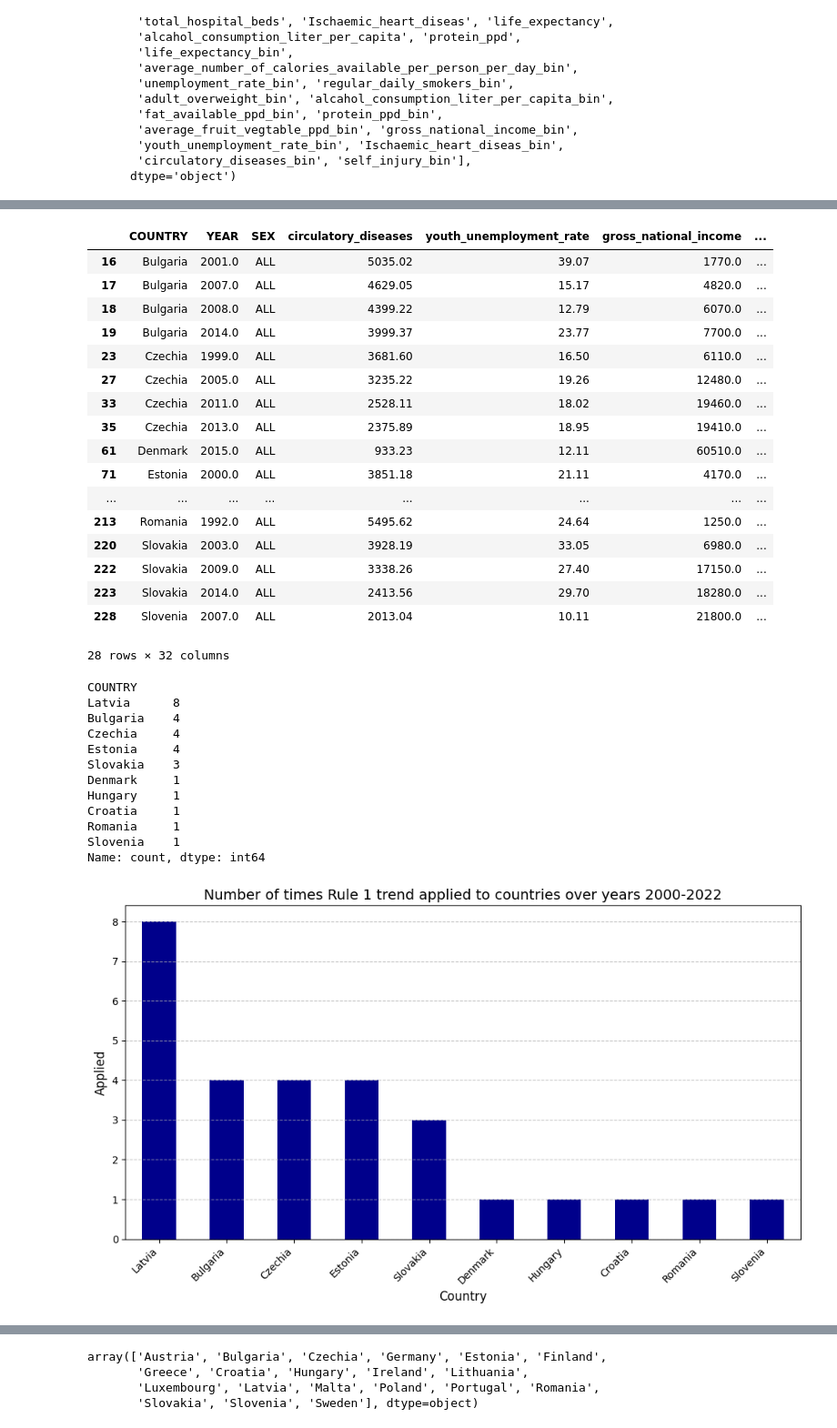
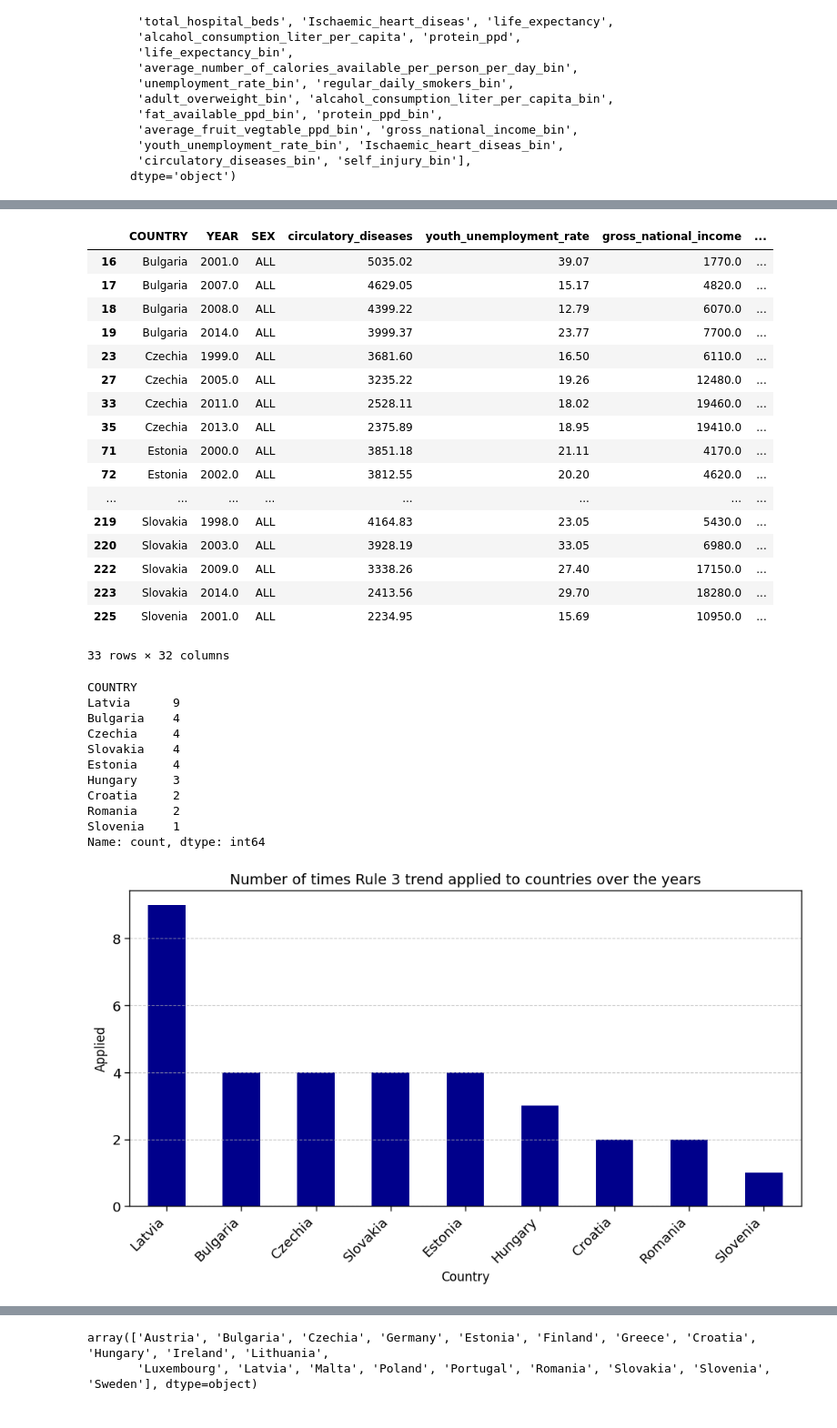
Before and after one commit to alireza1420/Datamining-UU, a Jupyter notebook: alireza_second_notebook_rule_mine_clean.ipynb, the cells around one changed output, grey strips where cells are left out. Shown at 91% size. Saved outputs shown, nothing was run; the diff lists cells and outputs as text; code cells hidden in the pictures.

```diff
--- a/alireza_second_notebook_rule_mine_clean.ipynb
+++ b/alireza_second_notebook_rule_mine_clean.ipynb
@@ -511,7 +518,7 @@ Index(['COUNTRY', 'YEAR', 'SEX', 'circulatory_diseases',
        'circulatory_diseases_bin', 'self_injury_bin'],
       dtype='object')
 # %%
-df_ax=df[(df["gross_national_income_bin"]=="LOW")& (df["average_fruit_vegtable_ppd_bin"]=="LOW")&(df["average_number_of_calories_available_per_person_per_day_bin"]=="LOW")]
+df_ax=df[(df["gross_national_income_bin"]=="LOW")& (df["average_number_of_calories_available_per_person_per_day_bin"]=="LOW") & (df["Ischaemic_heart_diseas_bin"]=="HIGH")]
 countries_rule_1=df_ax["COUNTRY"].unique()
 countries_rule_1
 # %% [output]
@@ -529,15 +535,15 @@ df_ax
 | 27 | Czechia | 2005.0 | ALL | 3235.22 | 19.26 | 12480.0 | ... |
 | 33 | Czechia | 2011.0 | ALL | 2528.11 | 18.02 | 19460.0 | ... |
 | 35 | Czechia | 2013.0 | ALL | 2375.89 | 18.95 | 19410.0 | ... |
-| 61 | Denmark | 2015.0 | ALL | 933.23 | 12.11 | 60510.0 | ... |
 | 71 | Estonia | 2000.0 | ALL | 3851.18 | 21.11 | 4170.0 | ... |
+| 72 | Estonia | 2002.0 | ALL | 3812.55 | 20.20 | 4620.0 | ... |
 | ... | ... | ... | ... | ... | ... | ... | ... |
-| 213 | Romania | 1992.0 | ALL | 5495.62 | 24.64 | 1250.0 | ... |
+| 219 | Slovakia | 1998.0 | ALL | 4164.83 | 23.05 | 5430.0 | ... |
 | 220 | Slovakia | 2003.0 | ALL | 3928.19 | 33.05 | 6980.0 | ... |
 | 222 | Slovakia | 2009.0 | ALL | 3338.26 | 27.40 | 17150.0 | ... |
 | 223 | Slovakia | 2014.0 | ALL | 2413.56 | 29.70 | 18280.0 | ... |
-| 228 | Slovenia | 2007.0 | ALL | 2013.04 | 10.11 | 21800.0 | ... |
+| 225 | Slovenia | 2001.0 | ALL | 2234.95 | 15.69 | 10950.0 | ... |
-28 rows × 32 columns
+33 rows × 32 columns
 # %%
 import matplotlib.pyplot as plt
 
@@ -545,39 +551,38 @@ country_counts = df_ax['COUNTRY'].value_counts()
 print(country_counts)
 
 
 plt.figure(figsize=(10, 6))
 
 country_counts.plot(kind='bar', color='darkblue')
 
 
 plt.title(
-    'Number of times Rule 1 trend applied to countries over years 2000-2022',
+    'Number of times Rule 3 trend applied to countries over the years',
     fontsize=14
 )
 plt.xlabel('Country', fontsize=12)
 plt.ylabel('Applied', fontsize=12)
 
 
 plt.xticks(rotation=45, ha='right')
 
 plt.grid(axis='y', linestyle='--', alpha=0.7)
 
 
 plt.tight_layout()
 
 plt.savefig('filtered_countries_frequency1.png')
 # %% [output]
 COUNTRY
-Latvia      8
+Latvia      9
 Bulgaria    4
 Czechia     4
+Slovakia    4
 Estonia     4
-Slovakia    3
-Denmark     1
-Hungary     1
-Croatia     1
-Romania     1
+Hungary     3
+Croatia     2
+Romania     2
 Slovenia    1
 Name: count, dtype: int64
-[figure, old version]
+[figure, new version]
 # %%
```
Also changed, not shown: parts of 12 cells of this notebook.
